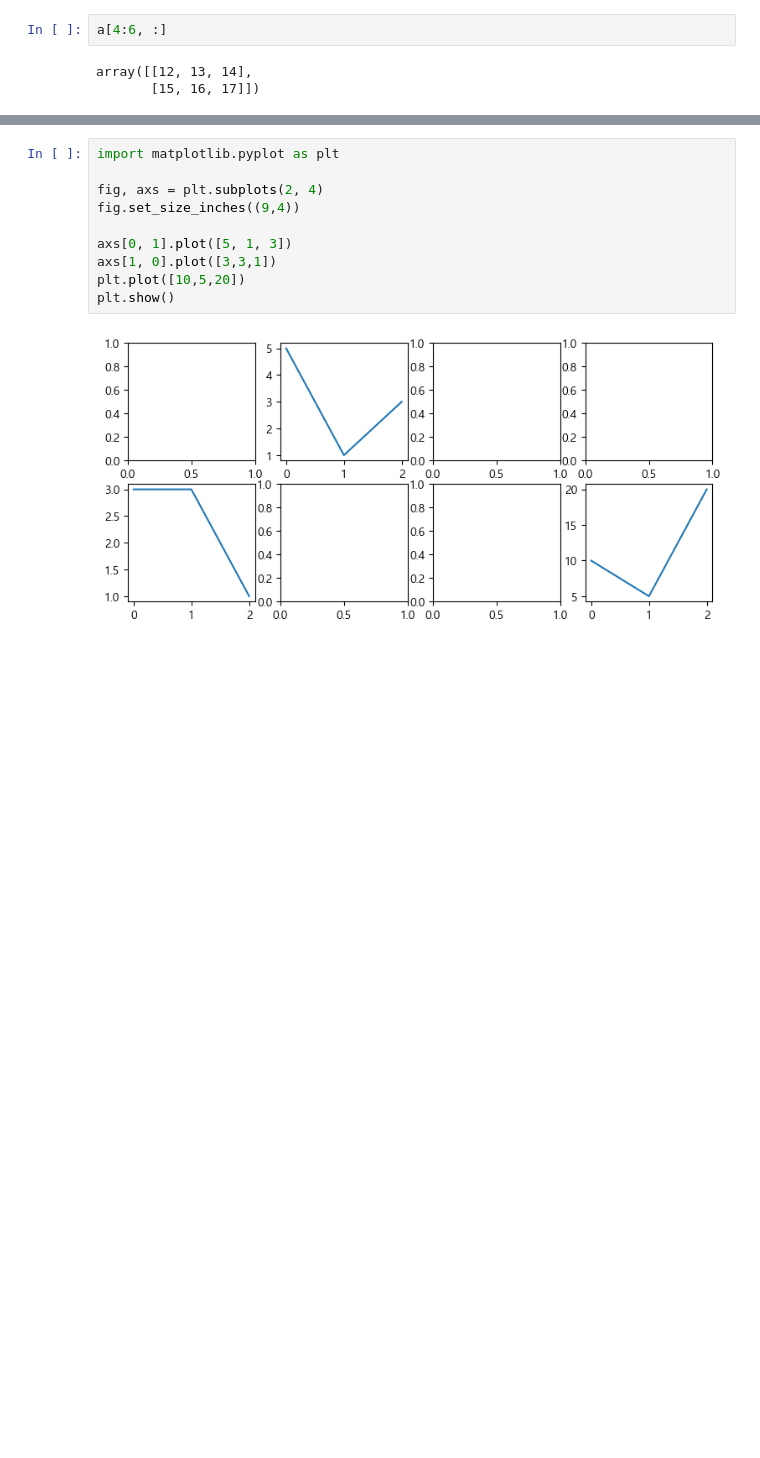
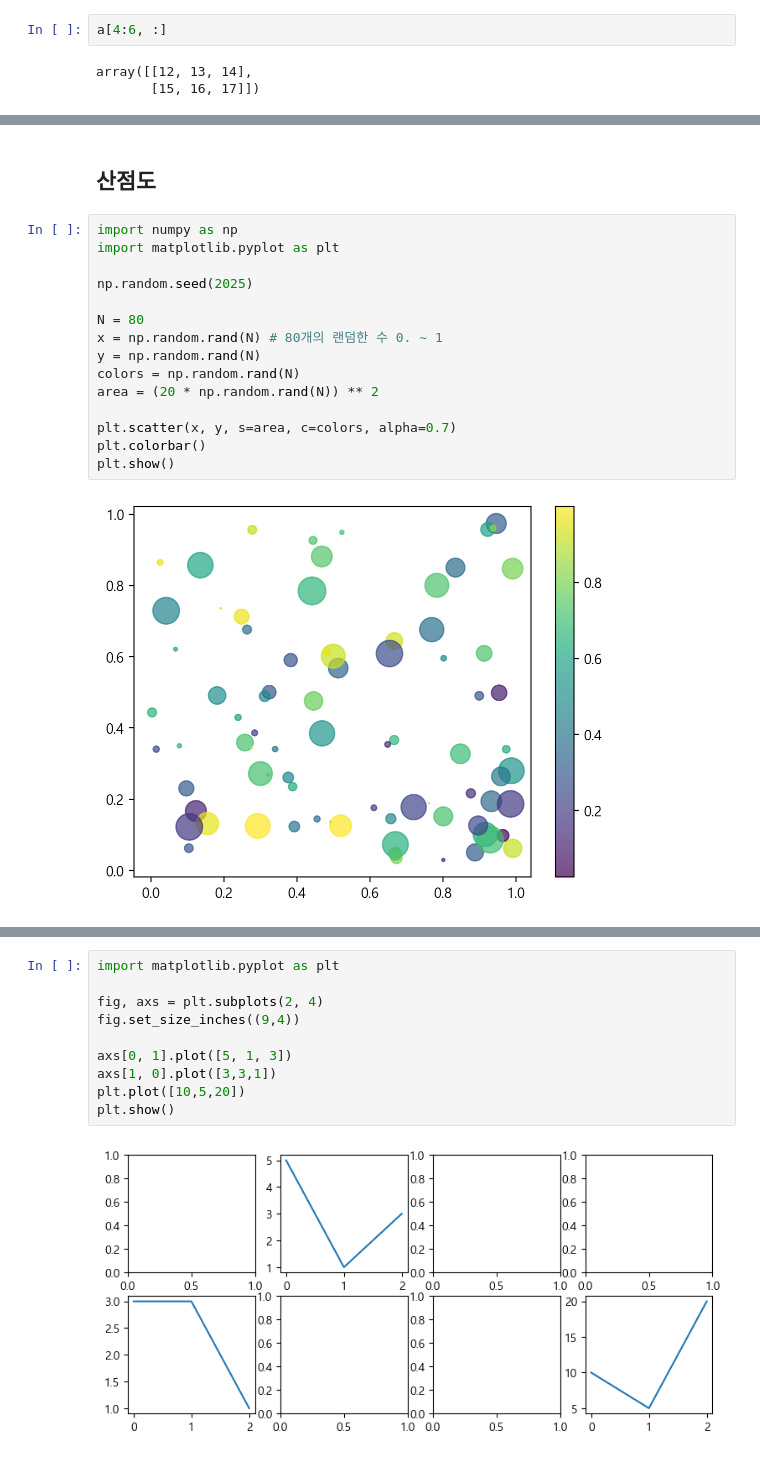
Before and after one commit to kbs-kbs/2024-intro-DA-code, a Jupyter notebook: w06-ary-split-matplotlib-basic.ipynb, the cells around one changed output, grey strips where cells are left out. Drawn from its saved outputs; the diff is of its cells as text; blank space fills up the shorter version.

```diff
--- a/w06-ary-split-matplotlib-basic.ipynb
+++ b/w06-ary-split-matplotlib-basic.ipynb
@@ -55,0 +347,19 @@ plt.show()
+# %% [markdown]
+## 산점도
+# %%
+import numpy as np
+import matplotlib.pyplot as plt
+
+np.random.seed(2025)
+
+N = 80
+x = np.random.rand(N) # 80개의 랜덤한 수 0. ~ 1
+y = np.random.rand(N)
+colors = np.random.rand(N)
+area = (20 * np.random.rand(N)) ** 2
+
+plt.scatter(x, y, s=area, c=colors, alpha=0.7)
+plt.colorbar()
+plt.show()
+# %% [output]
+[figure, added]
```
Also changed, not shown: parts of 69 cells of this notebook.
